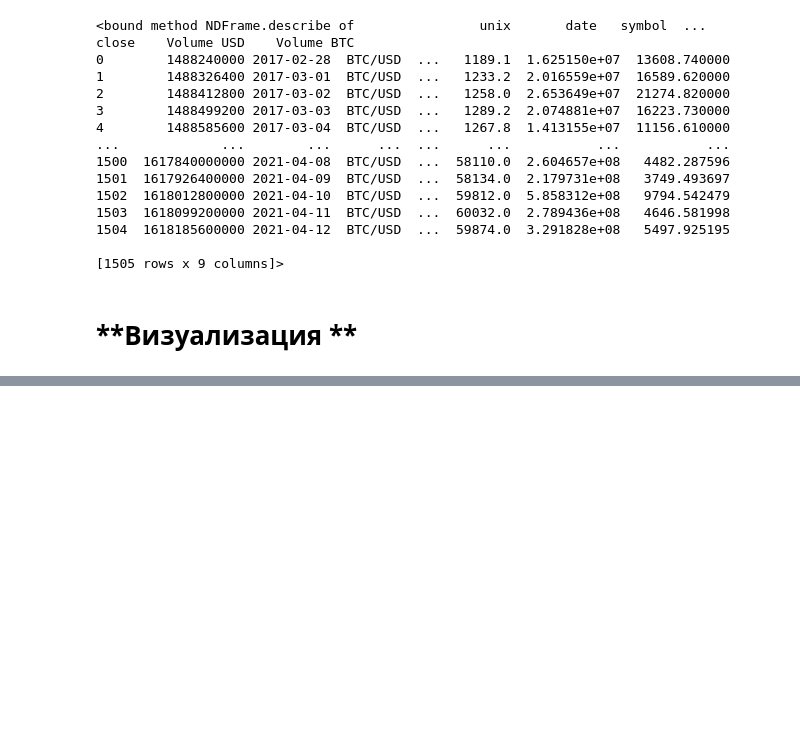
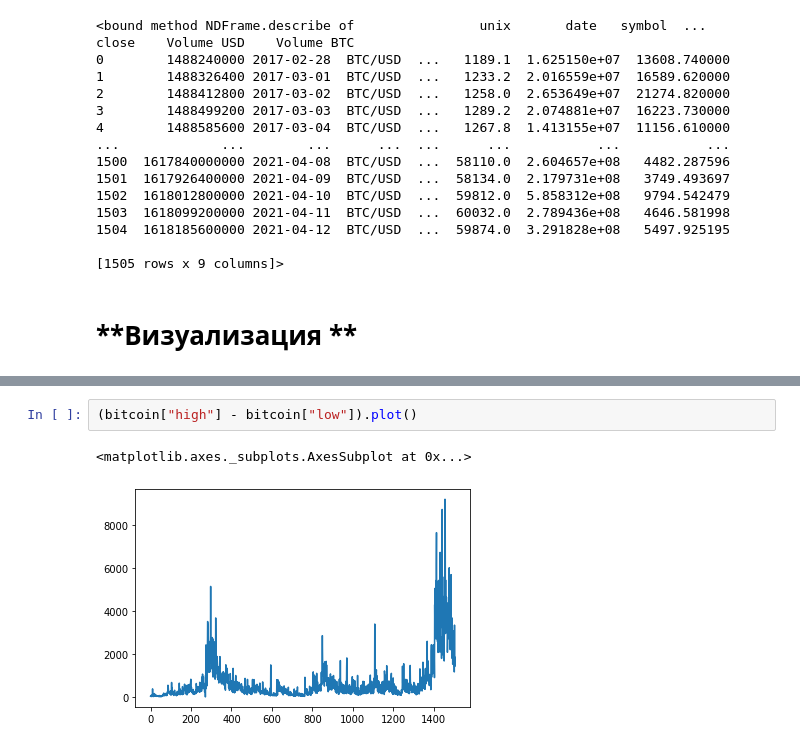
Before and after one commit to QAtester-MM/-----------------------------, a Jupyter notebook: Crypto_BTC.ipynb, the cells around one changed output, grey strips where cells are left out. Saved outputs shown, nothing was run; the diff lists cells and outputs as text; blank space fills up the shorter version.

```diff
--- a/Crypto_BTC.ipynb
+++ b/Crypto_BTC.ipynb
@@ -69,0 +80,5 @@ bitcoin["high"].plot()
+# %%
+(bitcoin["high"] - bitcoin["low"]).plot()
+# %% [output]
+<matplotlib.axes._subplots.AxesSubplot at 0x...>
+[figure, added]
```
Also changed, not shown: parts of 27 cells of this notebook.
